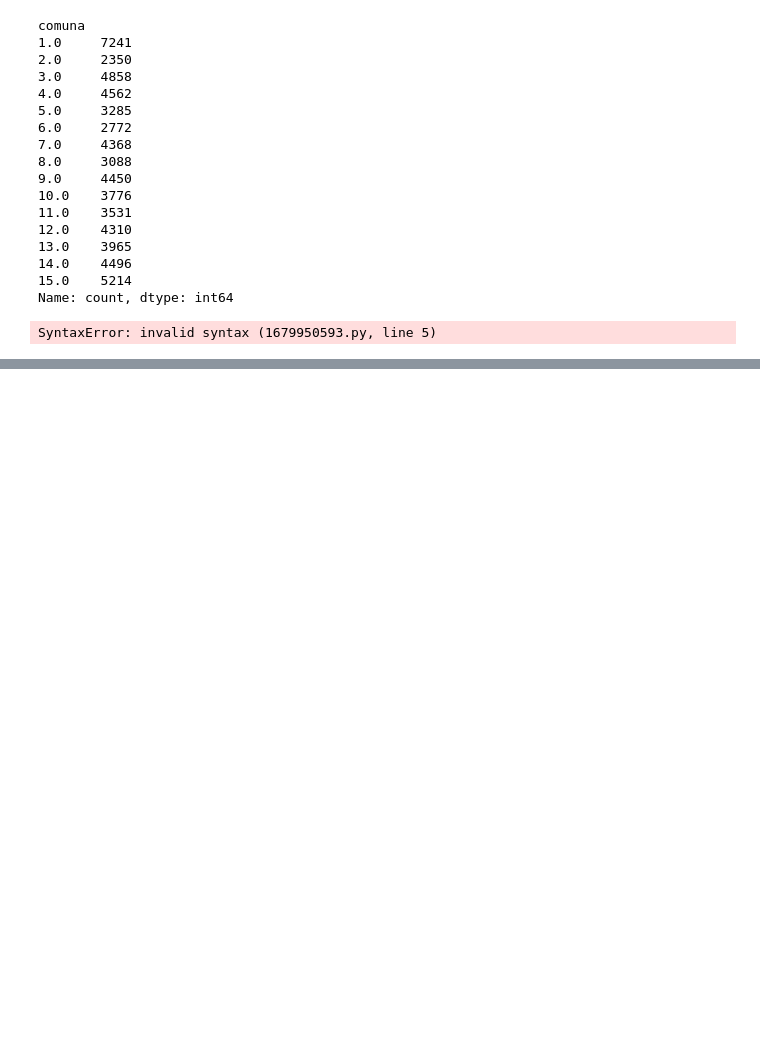
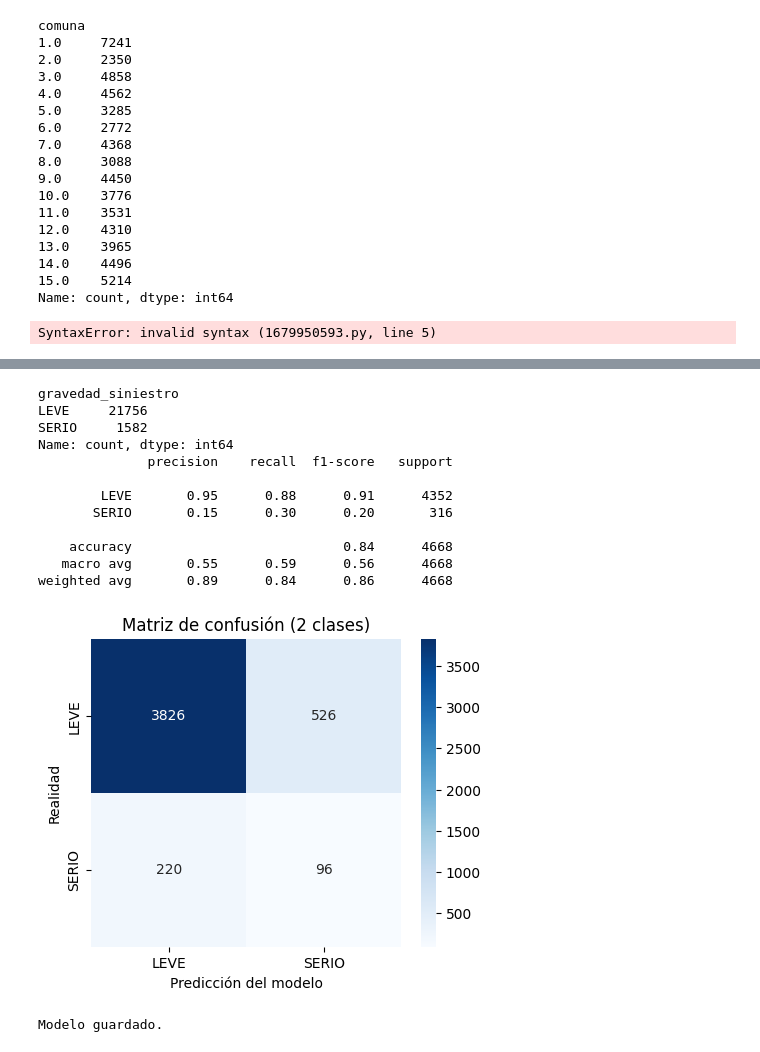
Before and after one commit to Roudcode/motosafe-gba, a Jupyter notebook: notebooks/01_eda_hotspots_moto.ipynb, the cells around one changed output, grey strips where cells are left out. Saved outputs shown, nothing was run; the diff lists cells and outputs as text; code cells hidden in the pictures; blank space fills up the shorter version.

```diff
--- a/notebooks/01_eda_hotspots_moto.ipynb
+++ b/notebooks/01_eda_hotspots_moto.ipynb
@@ -277,0 +407,46 @@ print(top10[['cluster', 'cantidad_siniestros', 'mortales', 'graves', 'direccion'
+# %%
+# Reagrupamos: LEVE queda igual, GRAVE y MORTAL se combinan en "SERIO"
+y_binario = motos_modelo['gravedad_siniestro'].replace({'GRAVE': 'SERIO', 'MORTAL': 'SERIO'})
+
+print(y_binario.value_counts())
+
+X_train2, X_test2, y_train2, y_test2 = train_test_split(
+    X, y_binario, test_size=0.2, random_state=42, stratify=y_binario
+)
+
+modelo_binario = RandomForestClassifier(
+    n_estimators=200, max_depth=12, class_weight='balanced', random_state=42, n_jobs=-1
+)
+modelo_binario.fit(X_train2, y_train2)
+
+y_pred2 = modelo_binario.predict(X_test2)
+print(classification_report(y_test2, y_pred2))
+
+matriz2 = confusion_matrix(y_test2, y_pred2, labels=['LEVE', 'SERIO'])
+fig, ax = plt.subplots(figsize=(5, 4))
+sns.heatmap(matriz2, annot=True, fmt='d', cmap='Blues',
+            xticklabels=['LEVE', 'SERIO'], yticklabels=['LEVE', 'SERIO'], ax=ax)
+ax.set_xlabel('Predicción del modelo')
+ax.set_ylabel('Realidad')
+ax.set_title('Matriz de confusión (2 clases)')
+plt.show()
+# %% [output]
+gravedad_siniestro
+LEVE     21756
+SERIO     1582
+Name: count, dtype: int64
+              precision    recall  f1-score   support
+
+        LEVE       0.95      0.88      0.91      4352
+       SERIO       0.15      0.30      0.20       316
+
+    accuracy                           0.84      4668
+   macro avg       0.55      0.59      0.56      4668
+weighted avg       0.89      0.84      0.86      4668
+[figure, added]
+# %%
+import joblib
+joblib.dump(modelo, '../data/modelo_random_forest.pkl')
+print('Modelo guardado.')
+# %% [output]
+Modelo guardado.
```
Also changed, not shown: parts of 35 cells of this notebook, 3 other files.
